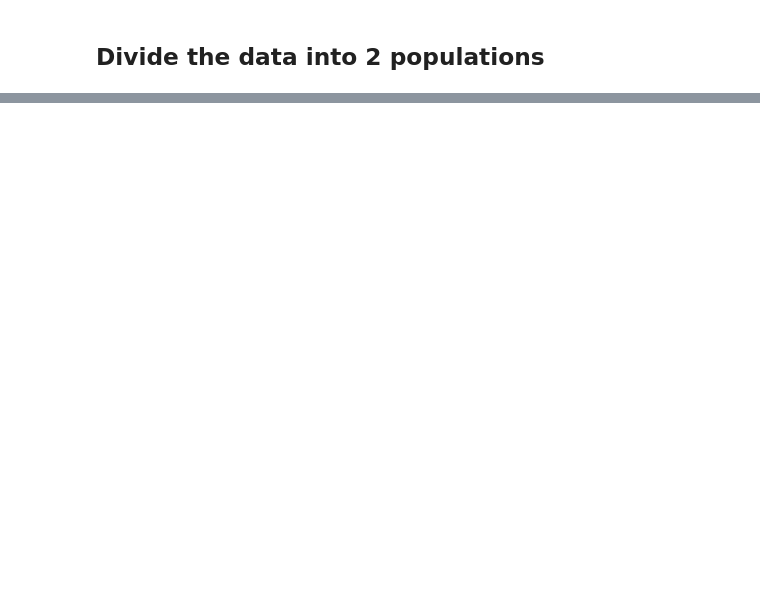
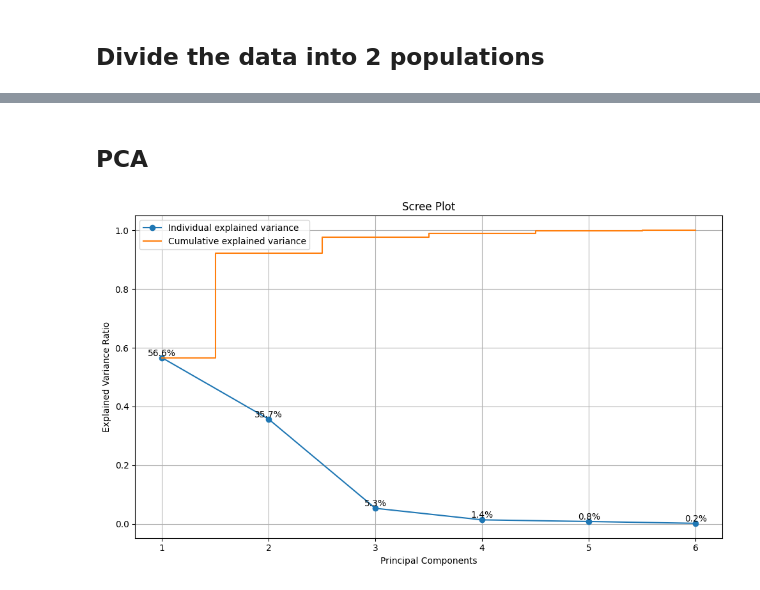
Before and after one commit to Dhruv-Kushwaha2010/MTL766-Project, a Jupyter notebook: main.ipynb, the cells around one changed output, grey strips where cells are left out. Saved outputs shown, nothing was run; the diff lists cells and outputs as text; code cells hidden in the pictures; blank space fills up the shorter version.

```diff
--- a/main.ipynb
+++ b/main.ipynb
@@ -460,0 +800,2 @@ df_num
+# %% [markdown]
+## PCA
@@ -460,0 +864,4 @@ df_num
+# %%
+pca_obj, transformed_data, variance_ratio = perform_pca_analysis(df_num.values)
+# %% [output]
+[figure, added]
```
Also changed, not shown: parts of 48 cells of this notebook.
